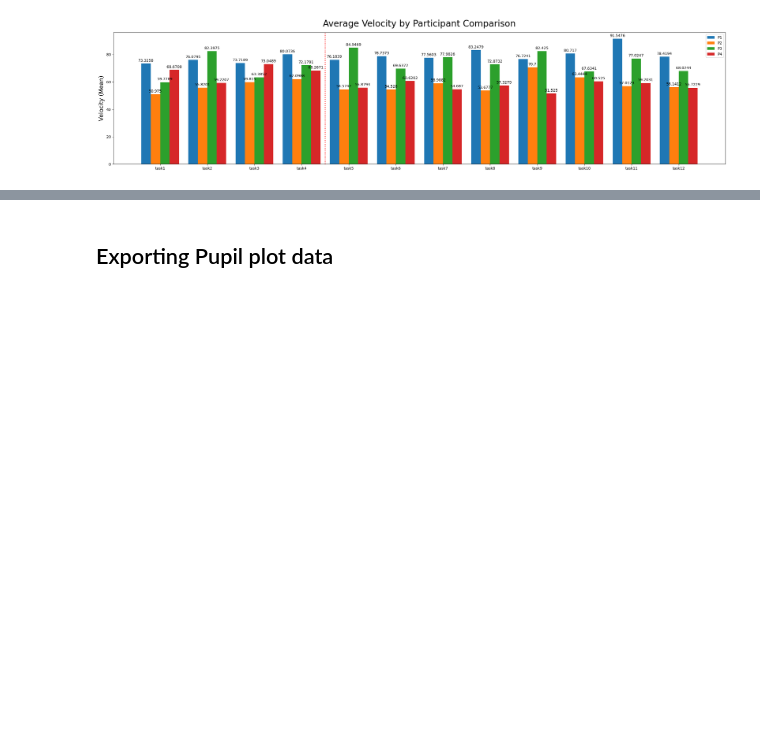
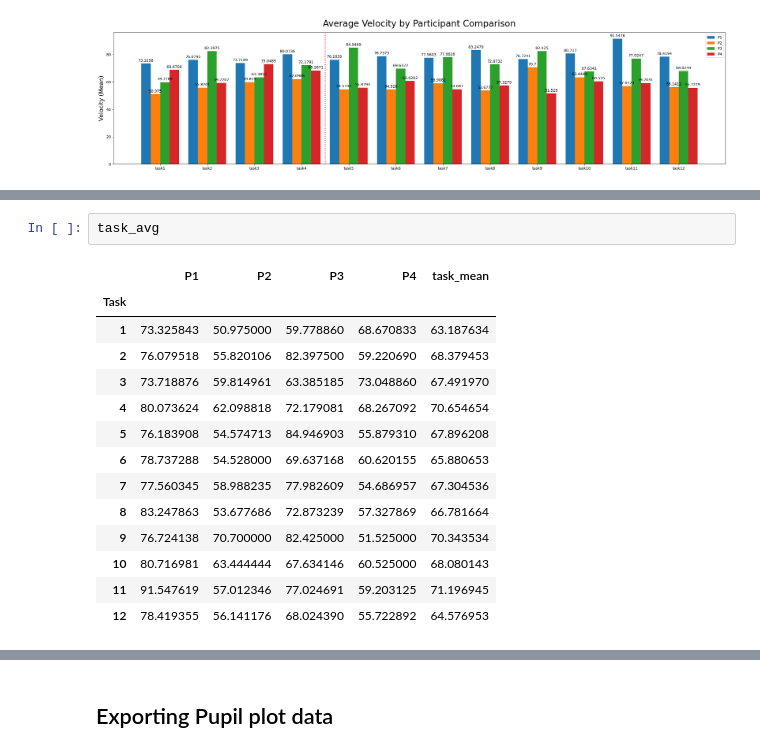
Before and after one commit to wnetzel/Pilot-Study, a Jupyter notebook: Notebooks/MIDI.ipynb, the cells around one changed output, grey strips where cells are left out. Drawn from its saved outputs; the diff is of its cells as text; blank space fills up the shorter version.

```diff
--- a/Notebooks/MIDI.ipynb
+++ b/Notebooks/MIDI.ipynb
@@ -355,0 +369,17 @@ plt.show()
+# %%
+task_avg
+# %% [output]
+|  | P1 | P2 | P3 | P4 | task_mean |
+| Task |  |  |  |  |  |
+| 1 | 73.325843 | 50.975000 | 59.778860 | 68.670833 | 63.187634 |
+| 2 | 76.079518 | 55.820106 | 82.397500 | 59.220690 | 68.379453 |
+| 3 | 73.718876 | 59.814961 | 63.385185 | 73.048860 | 67.491970 |
+| 4 | 80.073624 | 62.098818 | 72.179081 | 68.267092 | 70.654654 |
+| 5 | 76.183908 | 54.574713 | 84.946903 | 55.879310 | 67.896208 |
+| 6 | 78.737288 | 54.528000 | 69.637168 | 60.620155 | 65.880653 |
+| 7 | 77.560345 | 58.988235 | 77.982609 | 54.686957 | 67.304536 |
+| 8 | 83.247863 | 53.677686 | 72.873239 | 57.327869 | 66.781664 |
+| 9 | 76.724138 | 70.700000 | 82.425000 | 51.525000 | 70.343534 |
+| 10 | 80.716981 | 63.444444 | 67.634146 | 60.525000 | 68.080143 |
+| 11 | 91.547619 | 57.012346 | 77.024691 | 59.203125 | 71.196945 |
+| 12 | 78.419355 | 56.141176 | 68.024390 | 55.722892 | 64.576953 |
```
Also changed, not shown: parts of 4 cells of this notebook, 2 other files.
